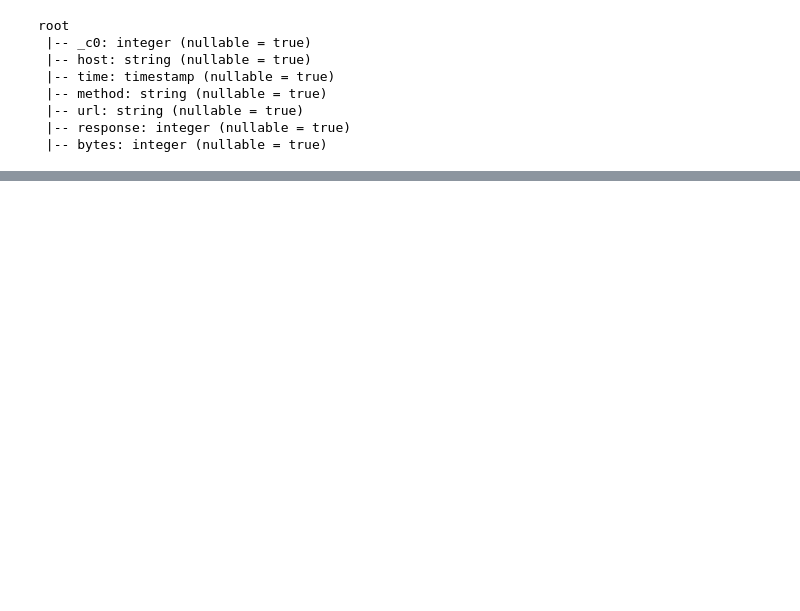
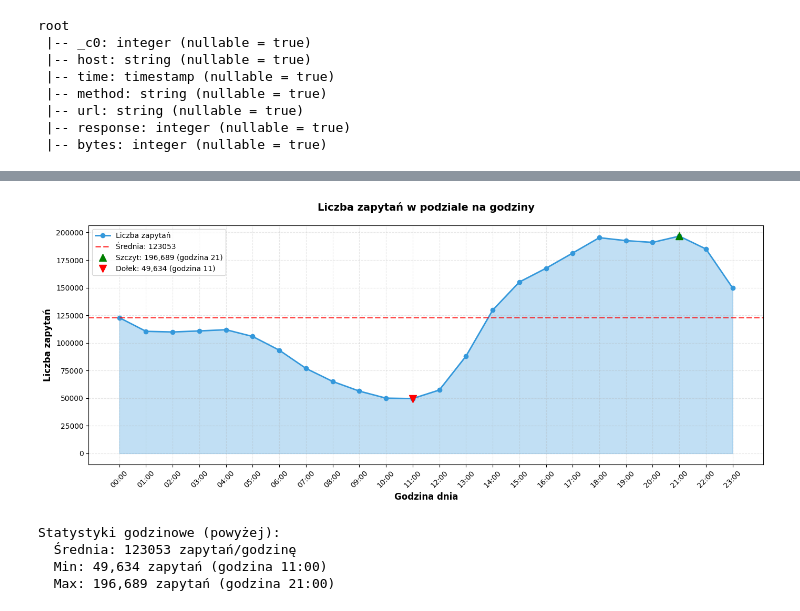
Before and after one commit to GTR1701/sem4, a Jupyter notebook: Metody i Narzedzia Big Data/1/BigDataProjekt1.ipynb, the cells around one changed output, grey strips where cells are left out. Drawn from its saved outputs; the diff is of its cells as text; code cells hidden in the pictures; blank space fills up the shorter version.

```diff
--- a/Metody i Narzedzia Big Data/1/BigDataProjekt1.ipynb
+++ b/Metody i Narzedzia Big Data/1/BigDataProjekt1.ipynb
@@ -65,0 +429,49 @@ root
+# %%
+# Wizualizacja (d) - Line chart dla zapytań w podziale na godziny
+import matplotlib.pyplot as plt
+from pyspark.sql.functions import hour, col
+
+# Przygotowanie danych - konwersja Spark DataFrame do Pandas
+hourly_data_for_plot = dataFrame.withColumn("hour", hour(col("time"))).groupBy("hour").count().orderBy("hour").toPandas()
+hours = hourly_data_for_plot['hour'].tolist()
+requests = hourly_data_for_plot['count'].tolist()
+
+# Tworzenie line chart
+fig, ax = plt.subplots(figsize=(14, 6))
+ax.plot(hours, requests, marker='o', linewidth=2, markersize=6, color='#3498db', label='Liczba zapytań')
+
+# Dodanie ścieżki przy szczytach
+ax.fill_between(hours, requests, alpha=0.3, color='#3498db')
+
+# Formatowanie wykresu
+ax.set_xlabel('Godzina dnia', fontsize=12, weight='bold')
+ax.set_ylabel('Liczba zapytań', fontsize=12, weight='bold')
+ax.set_title('Liczba zapytań w podziale na godziny', fontsize=14, weight='bold', pad=20)
+ax.grid(True, alpha=0.3, linestyle='--')
+ax.set_xticks(hours)
+ax.set_xticklabels([f'{h:02d}:00' for h in hours], rotation=45)
+
+# Dodanie średniej linii
+average = sum(requests) / len(requests)
+ax.axhline(y=average, color='red', linestyle='--', linewidth=2, label=f'Średnia: {average:.0f}', alpha=0.7)
+
+# Zaznaczenie szczytów i dołków
+max_hour_idx = requests.index(max(requests))
+min_hour_idx = requests.index(min(requests))
+ax.plot(hours[max_hour_idx], requests[max_hour_idx], 'g^', markersize=10, label=f'Szczyt: {requests[max_hour_idx]:,} (godzina {hours[max_hour_idx]})')
+ax.plot(hours[min_hour_idx], requests[min_hour_idx], 'rv', markersize=10, label=f'Dołek: {requests[min_hour_idx]:,} (godzina {hours[min_hour_idx]})')
+
+ax.legend(loc='upper left', fontsize=10)
+plt.tight_layout()
+plt.show()
+
+print("\nStatystyki godzinowe (powyżej):")
+print(f"  Średnia: {average:.0f} zapytań/godzinę")
+print(f"  Min: {min(requests):,} zapytań (godzina {hours[min_hour_idx]}:00)")
+print(f"  Max: {max(requests):,} zapytań (godzina {hours[max_hour_idx]}:00)")
+# %% [output]
+[figure, added]
+Statystyki godzinowe (powyżej):
+  Średnia: 123053 zapytań/godzinę
+  Min: 49,634 zapytań (godzina 11:00)
+  Max: 196,689 zapytań (godzina 21:00)
```
Also changed, not shown: parts of 14 cells of this notebook.
